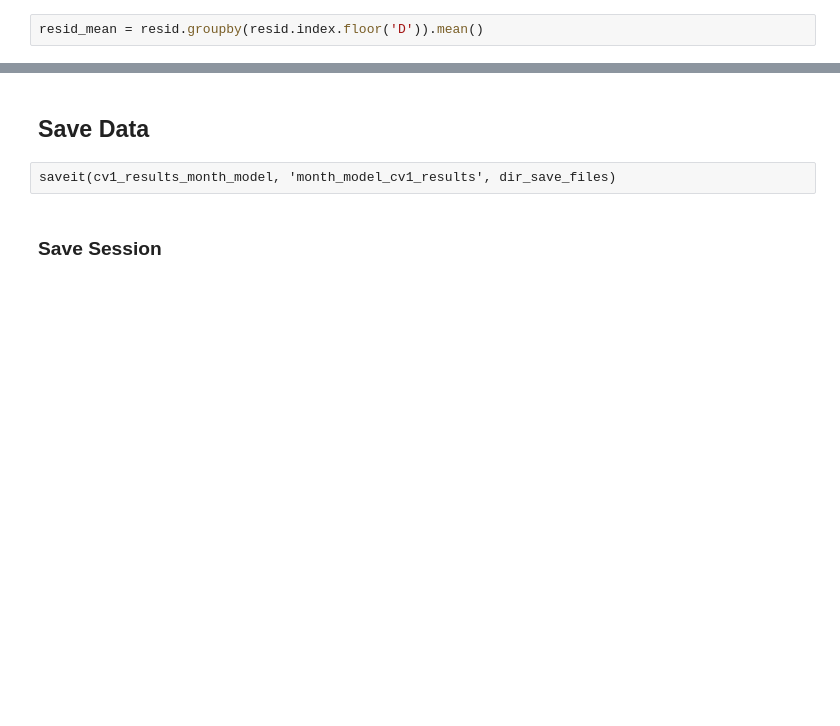
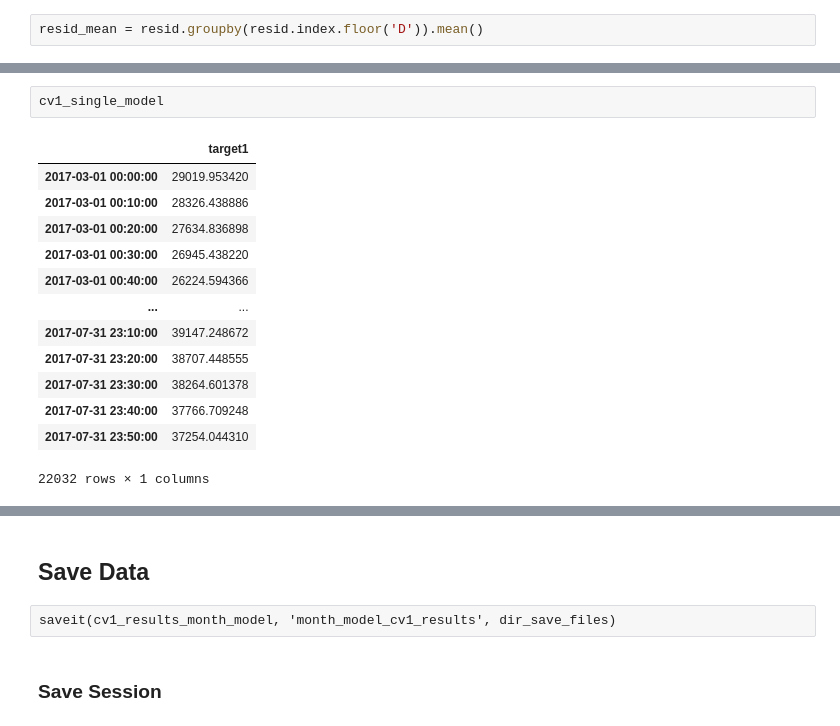
Before and after one commit to a-chasovsky/electric-power-consumption, a Jupyter notebook: 03-arima-month.ipynb, the cells around one changed output, grey strips where cells are left out. Drawn from its saved outputs; the diff is of its cells as text; blank space fills up the shorter version.

```diff
--- a/03-arima-month.ipynb
+++ b/03-arima-month.ipynb
@@ -1594,0 +1740,16 @@ Images 'forecast_august_detail_plot_week5.png' and 'forecast_august_detail_plot_
+# %%
+cv1_single_model
+# %% [output]
+|  | target1 |
+| 2017-03-01 00:00:00 | 29019.953420 |
+| 2017-03-01 00:10:00 | 28326.438886 |
+| 2017-03-01 00:20:00 | 27634.836898 |
+| 2017-03-01 00:30:00 | 26945.438220 |
+| 2017-03-01 00:40:00 | 26224.594366 |
+| ... | ... |
+| 2017-07-31 23:10:00 | 39147.248672 |
+| 2017-07-31 23:20:00 | 38707.448555 |
+| 2017-07-31 23:30:00 | 38264.601378 |
+| 2017-07-31 23:40:00 | 37766.709248 |
+| 2017-07-31 23:50:00 | 37254.044310 |
+22032 rows × 1 columns
```
Also changed, not shown: parts of 71 cells of this notebook, 30 other files.
